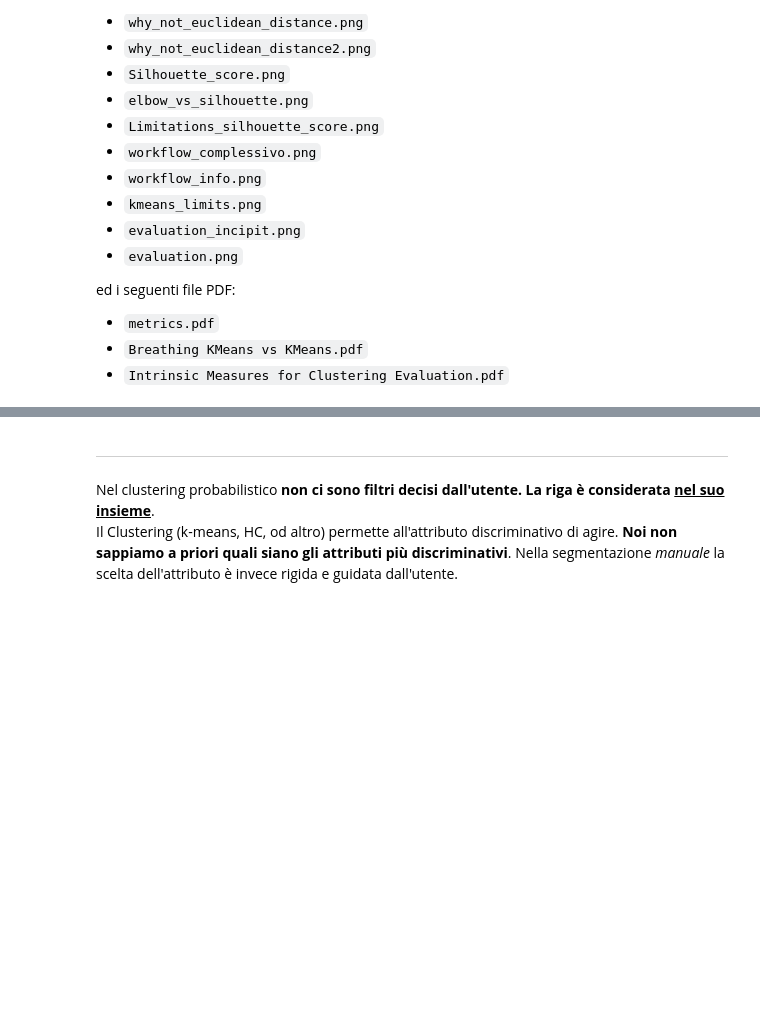
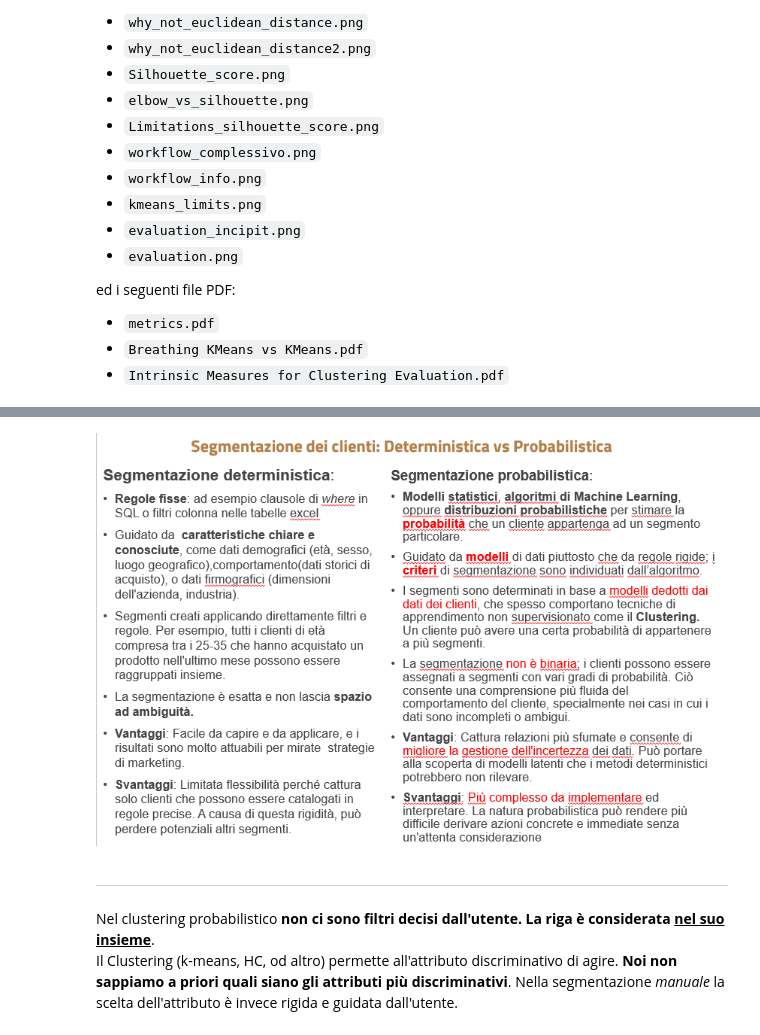
Before and after one commit to antonio-corsi/Corso-Python-Aula-Mediolanum, a Jupyter notebook: B. Customer Segmentation con K-means.ipynb, the cells around one changed output, grey strips where cells are left out. Drawn from its saved outputs; the diff is of its cells as text; code cells hidden in the pictures; blank space fills up the shorter version.

```diff
--- a/B. Customer Segmentation con K-means.ipynb
+++ b/B. Customer Segmentation con K-means.ipynb
@@ -56,4 +57,8 @@ ed i seguenti file PDF:
 Da pillole UniGE.
+# %%
+Image('det_prob.png') if IN_COLAB else display(Image(filename='det_prob.png'))
+# %% [output]
+[figure, added]
 # %% [markdown]
 ---
 Nel clustering probabilistico **non ci sono filtri decisi dall'utente. La riga è considerata <u>nel suo insieme</u>**. <br>
```
Also changed, not shown: parts of 25 cells of this notebook.
